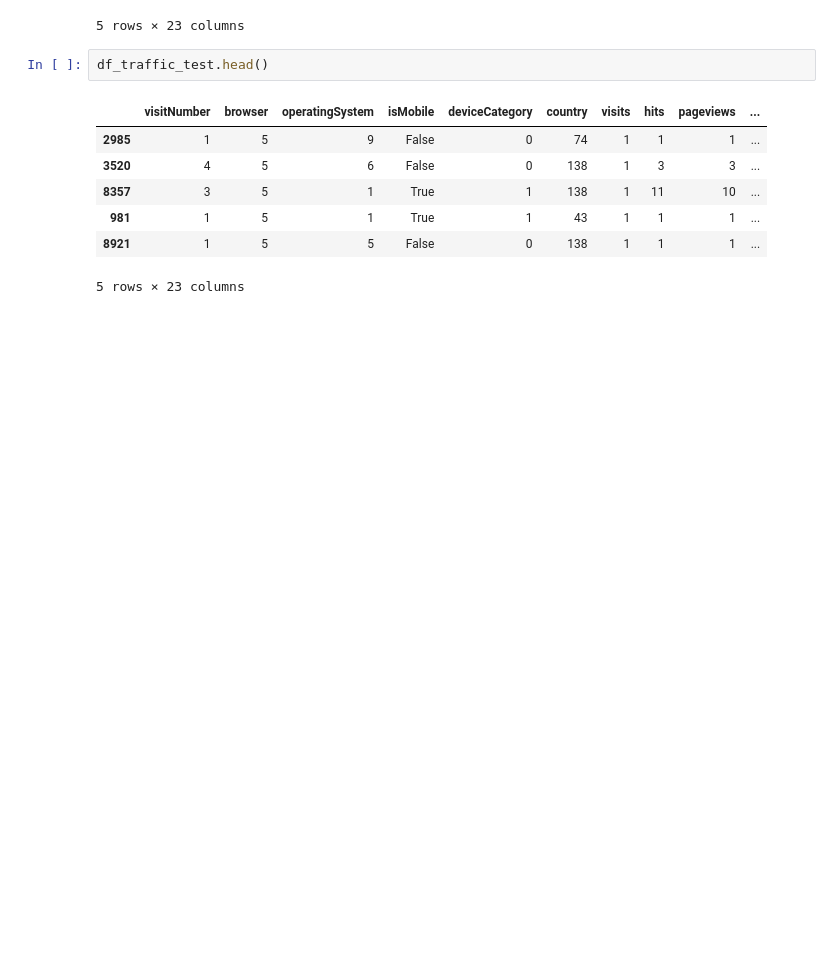
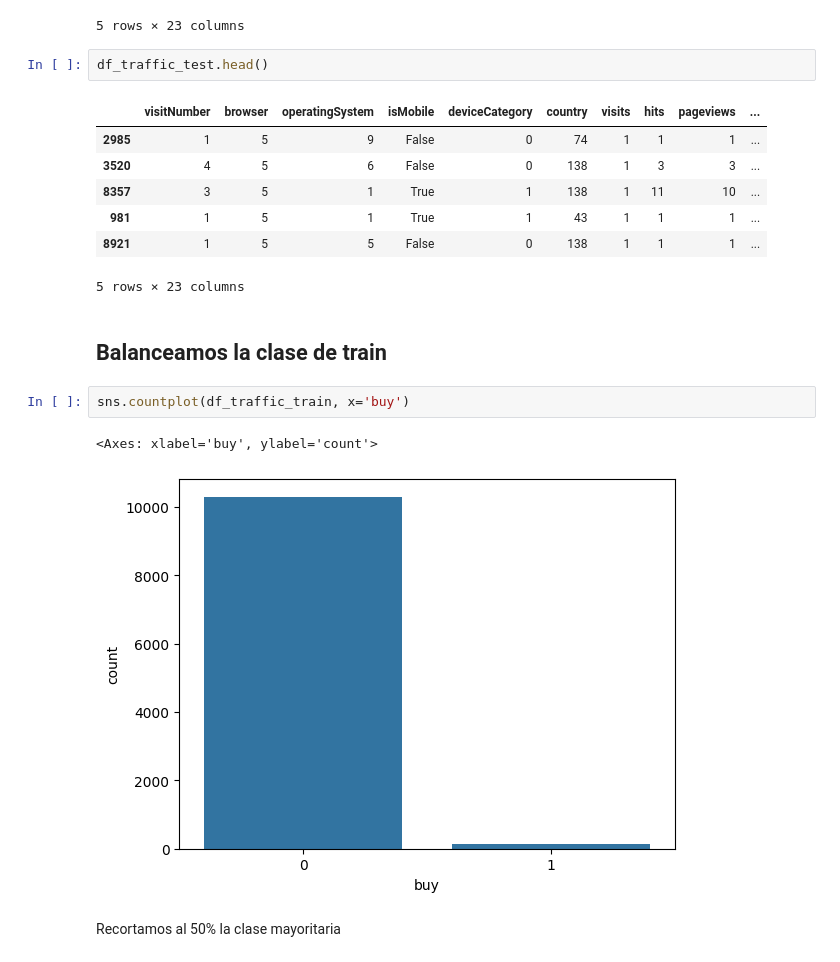
Before and after one commit to pabloing93/consumer_spending, a Jupyter notebook: 1_2_3 EDA_v2.ipynb, the cells around one changed output. Drawn from its saved outputs; the diff is of its cells as text; blank space fills up the shorter version.

```diff
--- a/1_2_3 EDA_v2.ipynb
+++ b/1_2_3 EDA_v2.ipynb
@@ -831,3 +894,12 @@ df_traffic_test.head()
 | 981 | 1 | 5 | 1 | True | 1 | 43 | 1 | 1 | 1 | ... |
 | 8921 | 1 | 5 | 5 | False | 0 | 138 | 1 | 1 | 1 | ... |
 5 rows × 23 columns
+# %% [markdown]
+## Balanceamos la clase de train
+# %%
+sns.countplot(df_traffic_train, x='buy')
+# %% [output]
+<Axes: xlabel='buy', ylabel='count'>
+[figure, added]
+# %% [markdown]
+Recortamos al 50% la clase mayoritaria
```
Also changed, not shown: parts of 28 cells of this notebook, 4 other files.
